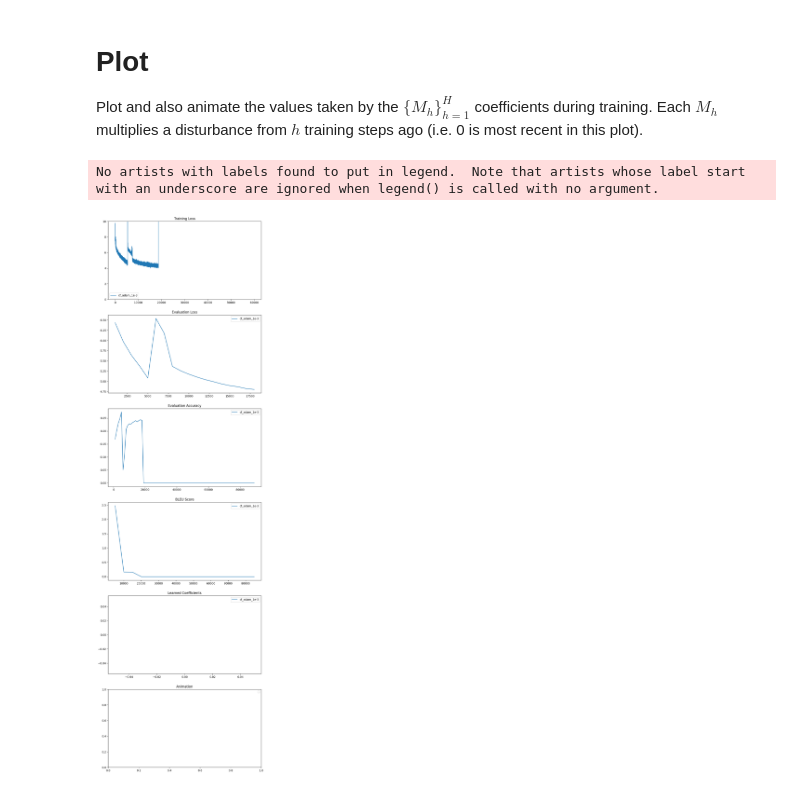
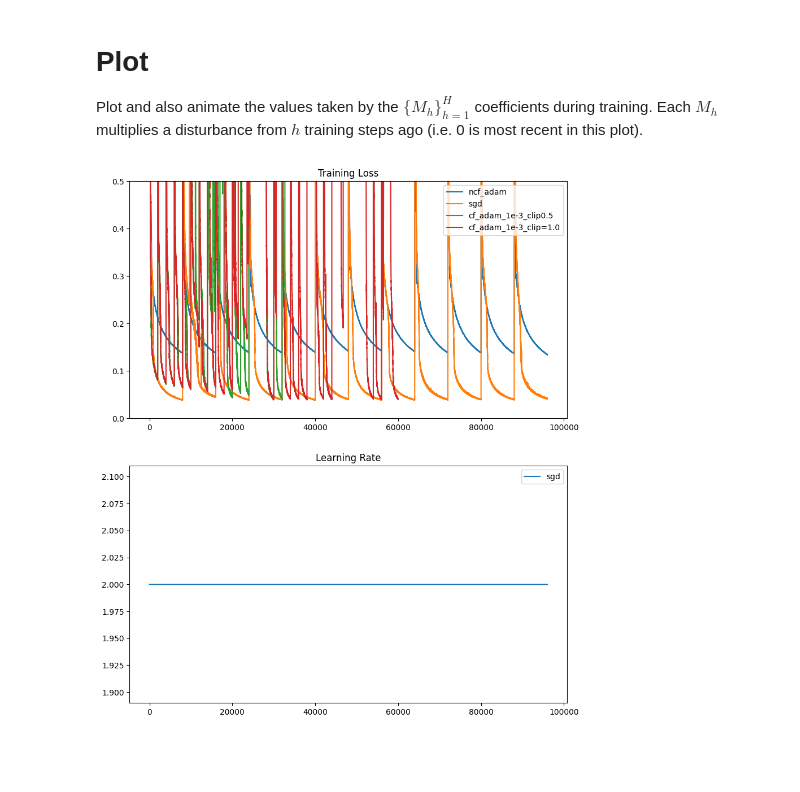
Before and after one commit to edogariu/meta_opt, a Jupyter notebook: notebooks/plotting.ipynb, the cells around one changed output. Saved outputs shown, nothing was run; the diff lists cells and outputs as text; code cells hidden in the pictures; blank space fills up the shorter version.

Commit message:
add baselines

```diff
--- a/notebooks/plotting.ipynb
+++ b/notebooks/plotting.ipynb
@@ -21,7 +21,7 @@ CFG = {
     'reset_every': None,
 
     # experiment options
-    'experiment_name': 'wmt_pretrained',
+    'experiment_name': 'wmt_fullbatch_clip',
     'load_checkpoint': True,
     'overwrite': False,  # whether to allow us to overwrite existing checkpoints or throw errors
     'directory': os.path.abspath("../"),
@@ -64,7 +44,16 @@ results['cf_adam_1e-3'][0]['args']
 #         ret[k][i]['args']['experiment_name'] = 'cifar_wd'
 # save_checkpoint(CFG, ret)
 # %%
-# baseline_results = pkl.load(open('{}/data/{}_processed.pkl'.format(CFG['directory'], 'wmt_cf'), 'rb'))
+baseline_results = pkl.load(open('{}/data/{}_processed.pkl'.format(CFG['directory'], 'wmt_fullbatch'), 'rb'))
+r = {}
+for k in baseline_results.keys():
+    r[k] = baseline_results[k]
+    if k not in processed_results: continue
+    for _k, _v in processed_results[k].items():
+        r[k][_k] = _v
+processed_results = r
+
+# baseline_results = pkl.load(open('{}/data/{}_processed.pkl'.format(CFG['directory'], 'wmt_base_baselines'), 'rb'))
 # r = {}
 # for k in baseline_results.keys():
 #     r[k] = baseline_results[k]
@@ -72,15 +61,6 @@ results['cf_adam_1e-3'][0]['args']
 #     for _k, _v in processed_results[k].items():
 #         r[k][_k] = _v
 # processed_results = r
-
-baseline_results = pkl.load(open('{}/data/{}_processed.pkl'.format(CFG['directory'], 'wmt_base_baselines'), 'rb'))
-r = {}
-for k in baseline_results.keys():
-    r[k] = baseline_results[k]
-    if k not in processed_results: continue
-    for _k, _v in processed_results[k].items():
-        r[k][_k] = _v
-processed_results = r
 
 # baseline_results = pkl.load(open('{}/data/{}_processed.pkl'.format(CFG['directory'], 'wmt_metaopt'), 'rb'))
 # r = {}
@@ -116,39 +96,38 @@ keys_to_plot = {
 
 }
 
 plots_to_make = {
               'loss': 'Training Loss',
-              'eval_loss': 'Evaluation Loss',
-              'eval_acc': 'Evaluation Accuracy',
-              'bleu': 'BLEU Score',
-              'M': 'Learned Coefficients',
-              'anim': 'Animation',
+              # 'eval_loss': 'Evaluation Loss',
+              # 'eval_acc': 'Evaluation Accuracy',
+              # 'bleu': 'BLEU Score',
+              # 'M': 'Learned Coefficients',
+              # 'anim': 'Animation',
               # 'param_sq_norm': 'Sq Param Norm',
               # 'grad_sq_norm': 'Sq Grad Norm',
               # 'proj_grad_sq_norm': 'Proj Sq Grad Norm',
-               # 'lr': 'Learning Rate',
+               'lr': 'Learning Rate',
 }
 
 # ----------------------------------------
 # OR just plot em via regex
 # ----------------------------------------
 # keys_to_plot = '.*long.*'  # specific regex
 keys_to_plot = '.*'  # anything
 
 (fig, ax), anim = plot(results, processed_results, keys_to_plot, plots_to_make, anim_bounds=(-1.5, 0.5), smoothing=None)
-ax[0].set_ylim(0, 10)
+ax[0].set_ylim(0, 0.5)
 # ax[0].set_xlim(680, 800)
 # ax[1].set_ylim(0.6, 0.95)
 # ax[2].set_ylim(0.95, 0.99)
 # ax[3].set_ylim(0.95, 0.99)
 # ax[4].set_ylim(-0.1, 40)
 # ax[1].set_ylim(0, 0.01)
 # plt.savefig('{}/figs/{}.pdf'.format(CFG['directory'], CFG['experiment_name']))
 plt.show()
 
 if anim is not None:
     h = HTML(anim.to_html5_video())
     display(h)
 # %% [output]
-No artists with labels found to put in legend.  Note that artists whose label start with an underscore are ignored when legend() is called with no argument.
-[figure, old version]
+[figure, new version]
```
Also changed, not shown: parts of 3 cells of this notebook, 2 other files.
